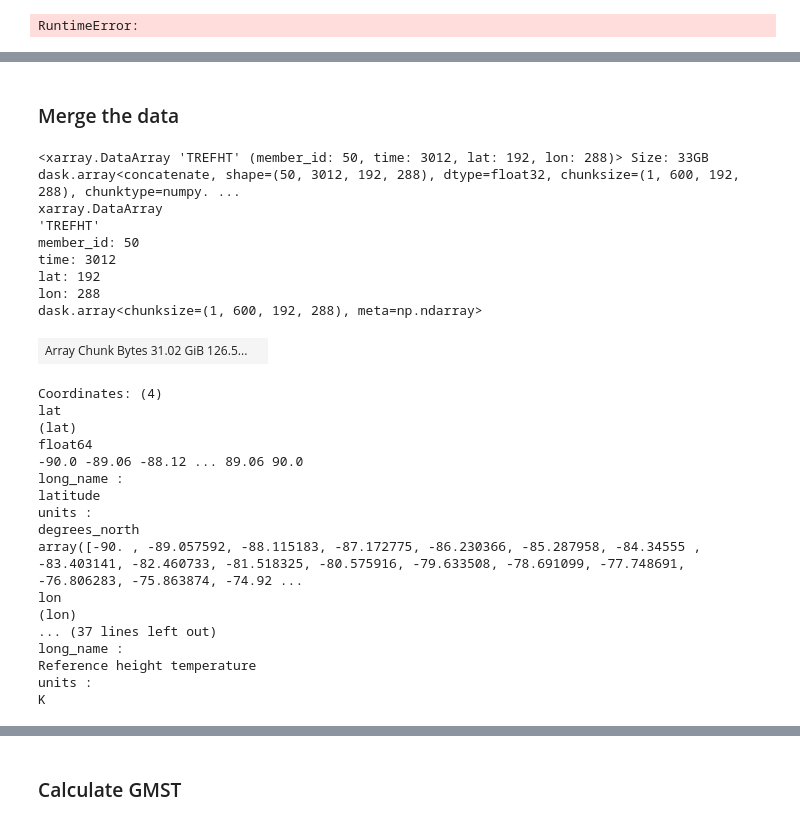
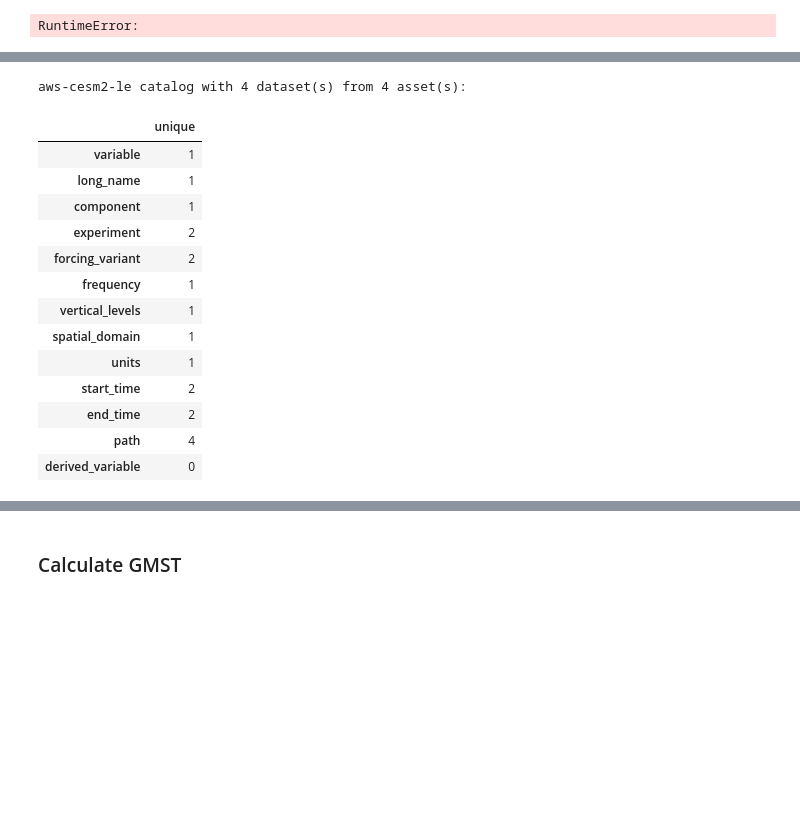
Before and after one commit to turetske/osdf_examples, a Jupyter notebook: jupyter_notebooks/cesm_osdf.ipynb, the cells around one changed output, grey strips where cells are left out. Cells and saved outputs as stored; diff of their text form; code cells hidden in the pictures; blank space fills up the shorter version.

```diff
--- a/jupyter_notebooks/cesm_osdf.ipynb
+++ b/jupyter_notebooks/cesm_osdf.ipynb
@@ -144,32 +83,19 @@ K
-# %% [markdown]
-### Merge the data
-# %%
-ds_cmip6 = xr.concat([hist_cmip6,ssp370_cmip6],dim='time')
-ds_cmip6
-# %% [output]
-<xarray.DataArray 'TREFHT' (member_id: 50, time: 3012, lat: 192, lon: 288)> Size: 33GB dask.array<concatenate, shape=(50, 3012, 192, 288), dtype=float32, chunksize=(1, 600, 192, 288), chunktype=numpy. ...
-xarray.DataArray
-'TREFHT'
-member_id: 50
-time: 3012
-lat: 192
-lon: 288
-dask.array<chunksize=(1, 600, 192, 288), meta=np.ndarray>
-| Array Chunk Bytes 31.02 GiB 126.5... |  |
-Coordinates: (4)
-lat
-(lat)
-float64
--90.0 -89.06 -88.12 ... 89.06 90.0
-long_name :
-latitude
-units :
-degrees_north
-array([-90. , -89.057592, -88.115183, -87.172775, -86.230366, -85.287958, -84.34555 , -83.403141, -82.460733, -81.518325, -80.575916, -79.633508, -78.691099, -77.748691, -76.806283, -75.863874, -74.92 ...
-lon
-(lon)
-... (37 lines left out)
-long_name :
-Reference height temperature
-units :
-K
+# %%
+catalog_subset = catalog.search(variable='TREFHT', frequency='daily')
+catalog_subset
+# %% [output]
+aws-cesm2-le catalog with 4 dataset(s) from 4 asset(s):
+|  | unique |
+| variable | 1 |
+| long_name | 1 |
+| component | 1 |
+| experiment | 2 |
+| forcing_variant | 2 |
+| frequency | 1 |
+| vertical_levels | 1 |
+| spatial_domain | 1 |
+| units | 1 |
+| start_time | 2 |
+| end_time | 2 |
+| path | 4 |
+| derived_variable | 0 |
```
Also changed, not shown: parts of 25 cells of this notebook.
